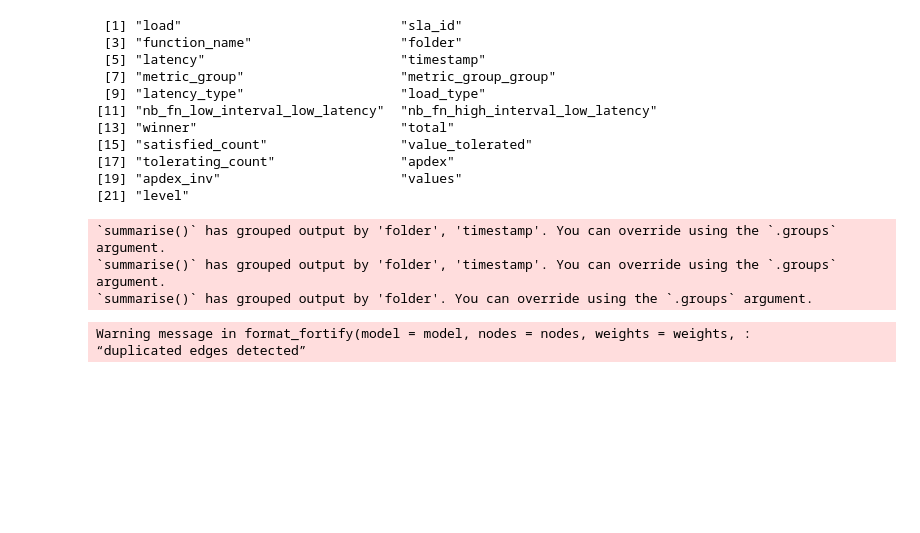
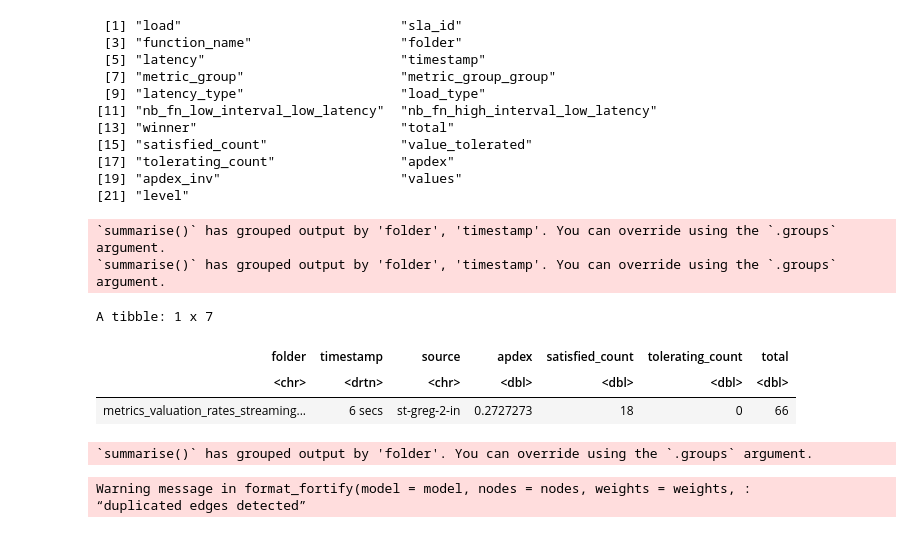
Before and after one commit to VolodiaPG/giraff, a Jupyter notebook: enos/live/experiment.ipynb, the cells around one changed output. Saved outputs shown, nothing was run; the diff lists cells and outputs as text; code cells hidden in the pictures; blank space fills up the shorter version.

```diff
--- a/enos/live/experiment.ipynb
+++ b/enos/live/experiment.ipynb
@@ -1514,7 +1514,7 @@ apdex <- apdex %>%
   rename(source = winner) %>%
   ungroup()
 
-apdex %>% filter(winner == "st-greg-4-in")
+apdex %>% filter(source == "st-greg-2-in")
 
 cpu <- cpu_used %>%
   rename(cpu = value) %>%
@@ -1560,34 +1560,38 @@ data <- all_combinations %>%
   mutate(value = ifelse(is.na(value), 0, value)) %>%
   mutate(cpu_usage = ifelse(is.na(cpu_usage), 0, cpu_usage)) %>%
   ungroup() %>%
   {
     .
   }
 
 globally_provisioned <- data %>%
   select(source, folder, timestamp, total_provisioned) %>%
   distinct() %>%
   group_by(folder, timestamp) %>%
   summarise(globally_provisioned = sum(total_provisioned)) %>%
   ungroup()
 
 
 data <- data %>%
   inner_join(globally_provisioned, by = c("folder", "timestamp"))
 
 data <- data %>%
   filter(source != destination) %>%
   select(source, destination, everything()) %>%
   rename(from = source, to = destination)
 
 # data <- data %>% group_by(folder) %>% partition(cluster)
 
 
 # net <- net %>% group_by(folder) %>% partition(cluster)
 # %% [output]
 `summarise()` has grouped output by 'folder', 'timestamp'. You can override using the `.groups` argument.
 `summarise()` has grouped output by 'folder', 'timestamp'. You can override using the `.groups` argument.
-`summarise()` has grouped output by 'folder'. You can override using the `.groups` argument.
+A tibble: 1 x 7
+| folder | timestamp | source | apdex | satisfied_count | tolerating_count | total |
+| <chr> | <drtn> | <chr> | <dbl> | <dbl> | <dbl> | <dbl> |
+| metrics_valuation_rates_streaming... | 6 secs | st-greg-2-in | 0.2727273 | 18 | 0 | 66 |
+`summarise()` has grouped output by 'folder'. You can override using the `.groups` argument.
 # %%
 fig(10, 10)
 
```
Also changed, not shown: 25 other files.
